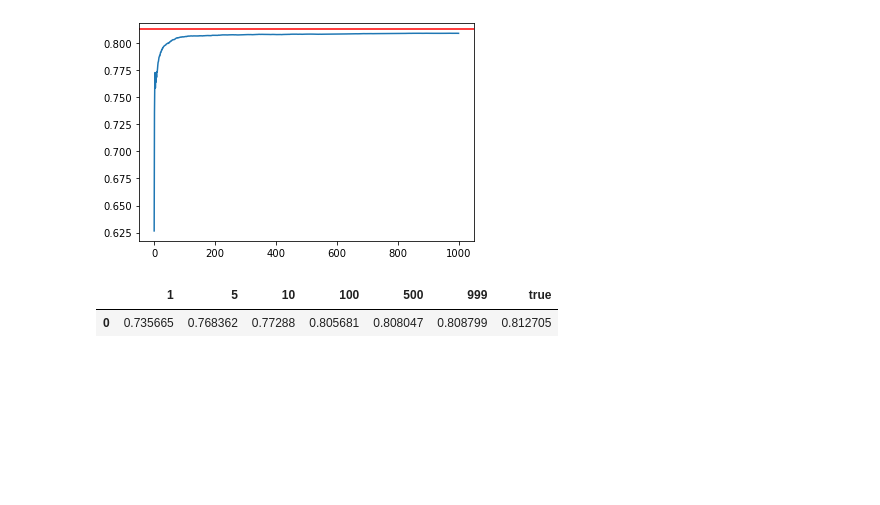
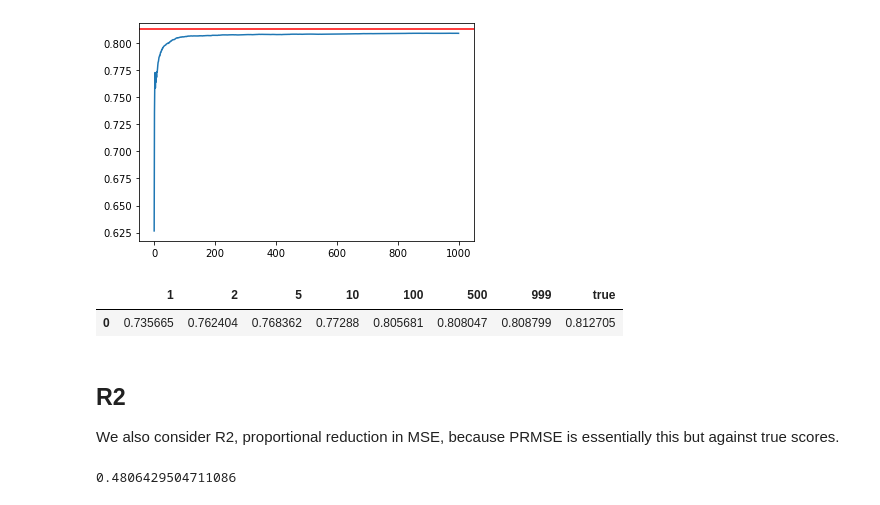
Before and after one commit to EducationalTestingService/prmse-simulations, a Jupyter notebook: notebooks/exp_trivial1.ipynb, the cells around one changed output. Saved outputs shown, nothing was run; the diff lists cells and outputs as text; code cells hidden in the pictures; blank space fills up the shorter version.

```diff
--- a/notebooks/exp_trivial1.ipynb
+++ b/notebooks/exp_trivial1.ipynb
@@ -65,8 +68,18 @@ ax.axhline(true_corr, color='red')
 # %%
 # print correlations for few key steps
 df_corrs = pd.DataFrame(corrs_mean).transpose()
 df_corrs['true'] = true_corr
-df_corrs[[1, 5,  10, 100, 500, 999, 'true']]
+df_corrs[[1, 2,  5,  10, 100, 500, 999, 'true']]
 # %% [output]
-|  | 1 | 5 | 10 | 100 | 500 | 999 | true |
-| 0 | 0.735665 | 0.768362 | 0.77288 | 0.805681 | 0.808047 | 0.808799 | 0.812705 |
+|  | 1 | 2 | 5 | 10 | 100 | 500 | 999 | true |
+| 0 | 0.735665 | 0.762404 | 0.768362 | 0.77288 | 0.805681 | 0.808047 | 0.808799 | 0.812705 |
+# %% [markdown]
+## R2
+
+We also consider R2, proportional reduction in MSE, because PRMSE is essentially this but against true scores.
+# %%
+# baseline: system r2 with true score.
+true_r2 = r2_score(df['true'], df['system'])
+true_r2
+# %% [output]
+0.4806429504711086
```
Also changed, not shown: parts of 13 cells of this notebook.
